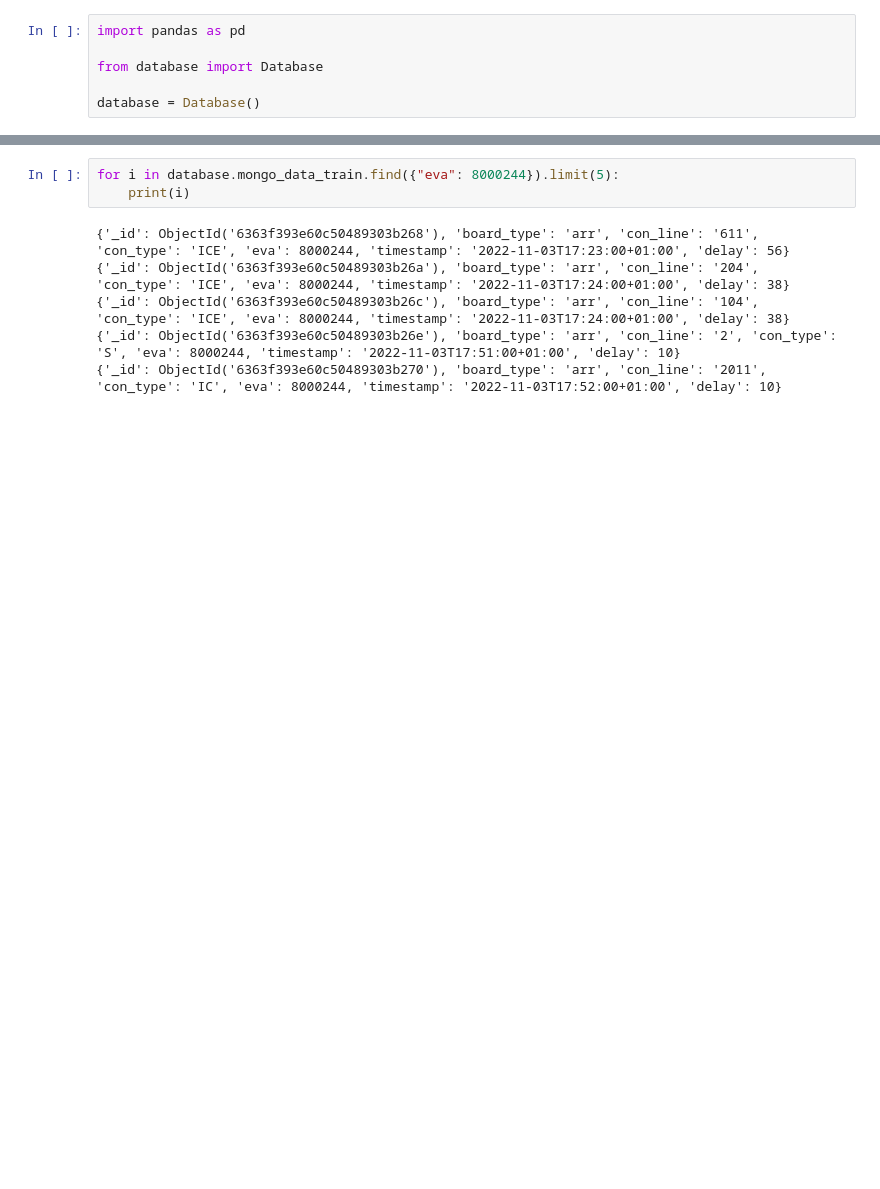
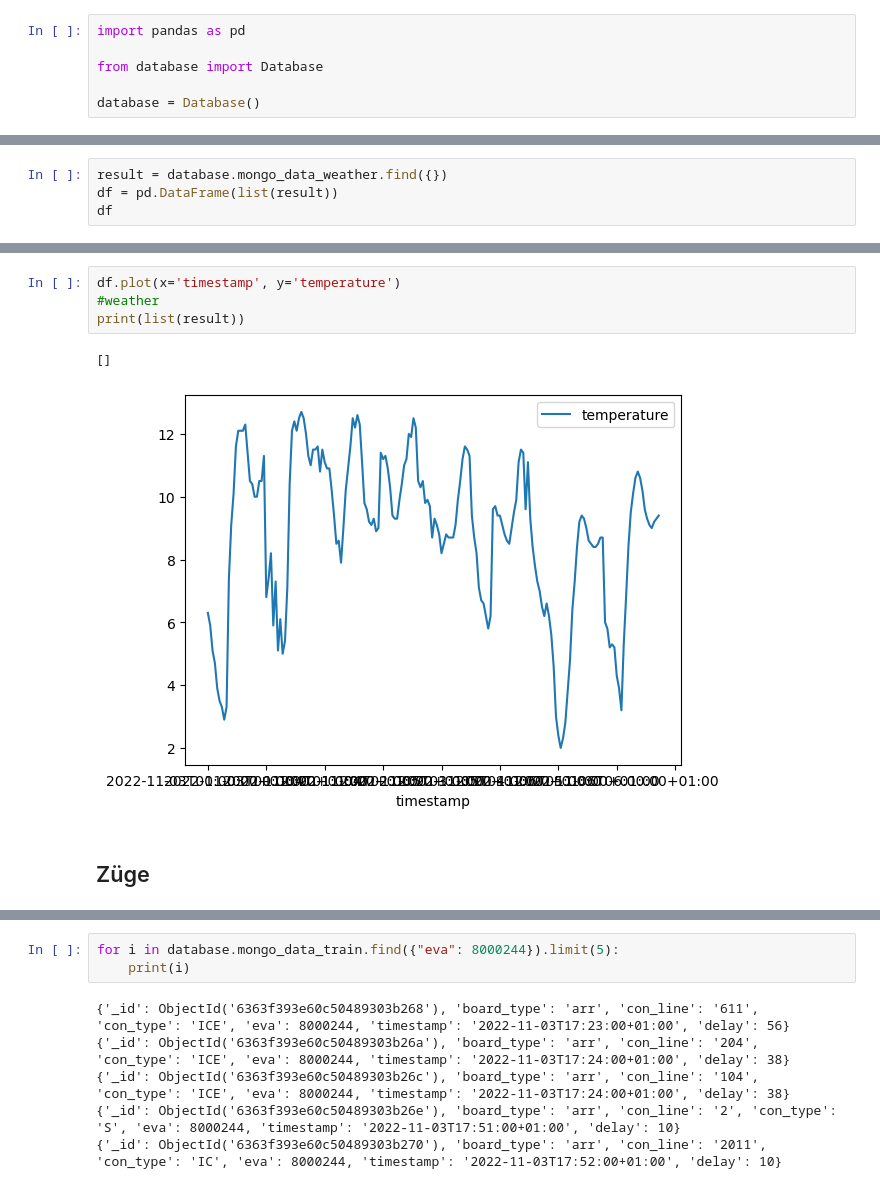
Before and after one commit to FrederikWolter/DBWeather, a Jupyter notebook: DBWeather.ipynb, the cells around one changed output, grey strips where cells are left out. Cells and saved outputs as stored; diff of their text form; blank space fills up the shorter version.

```diff
--- a/DBWeather.ipynb
+++ b/DBWeather.ipynb
@@ -22,0 +95,4 @@ database = Database()
+# %%
+result = database.mongo_data_weather.find({})
+df = pd.DataFrame(list(result))
+df
@@ -23,3 +113,12 @@ database = Database()
+# %%
+df.plot(x='timestamp', y='temperature')
+#weather
+print(list(result))
+# %% [output]
+[]
+[figure, added]
+# %% [markdown]
+## Züge
 # %%
 database.mongo_data_train.count_documents(filter={})
 # %% [output]
```
Also changed, not shown: parts of 27 cells of this notebook.
